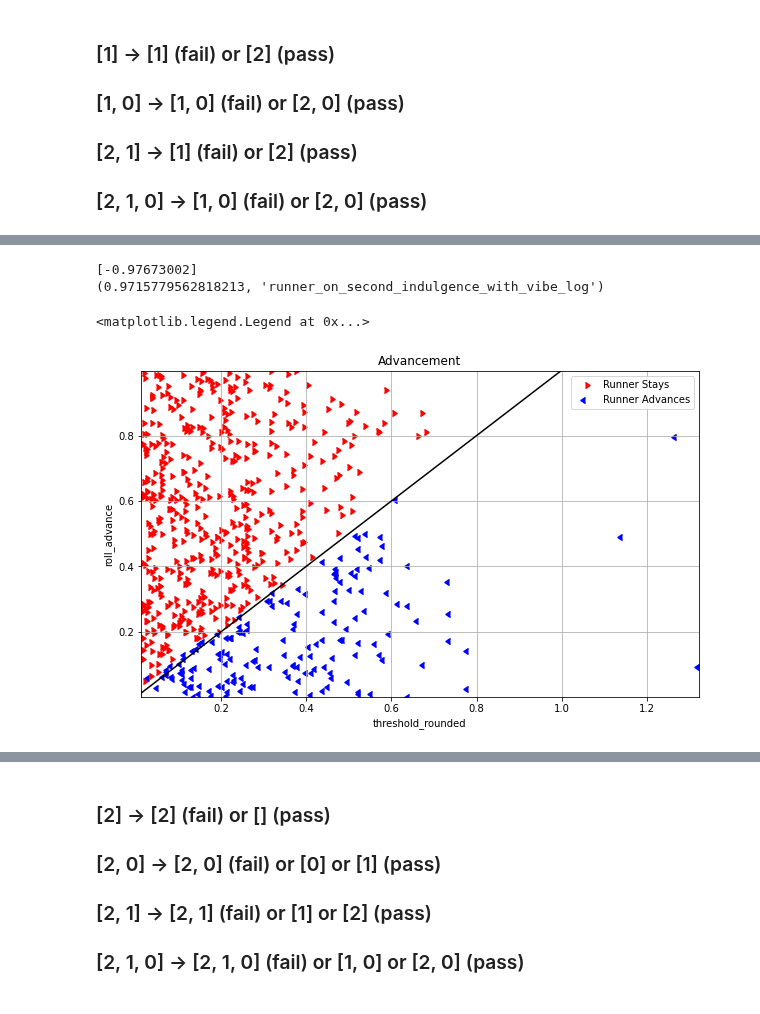
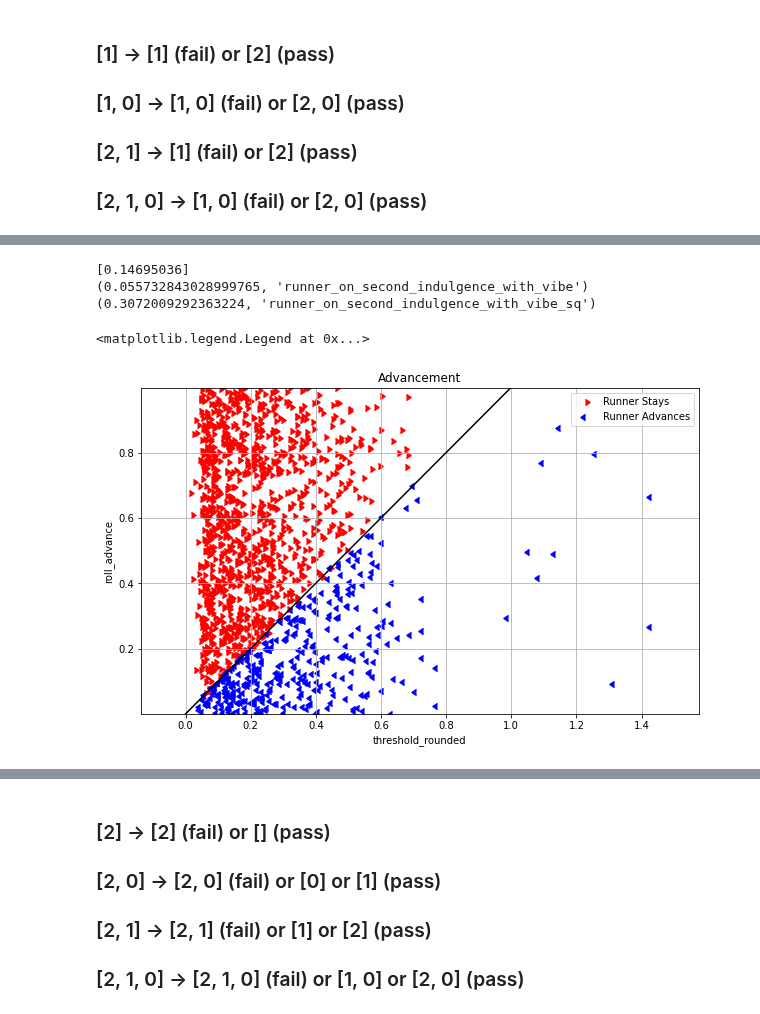
Before and after one commit to xSke/resim, a Jupyter notebook: notebooks/flyouts_master.ipynb, the cells around one changed output, grey strips where cells are left out. Drawn from its saved outputs; the diff is of its cells as text; code cells hidden in the pictures.

Commit message:
Found ballpark factors for advance on flyouts

```diff
--- a/notebooks/flyouts_master.ipynb
+++ b/notebooks/flyouts_master.ipynb
@@ -18,9 +29,8 @@ all_files = glob.glob("../roll_data/*-flyout.csv")
 
 df = pd.concat((pd.read_csv(f, dtype={'roll': str}) for f in all_files), ignore_index=True)
 
-# seasons = [11,12,13,14]
-seasons = [11,12]
-df = df[df['season'].isin(seasons) & df['stadium_id'].isna()]
+seasons = [11,12,13,14]
+# df = df[df['season'].isin(seasons) & df['stadium_id'].isna()] # Remove stadiums
 df = df[df['roll'] != '[]'] # The unpacking code thinks empty is 1 roll, so exclude it here.
 
 # Up to 2 rolls for flyouts, so split them up here
@@ -350,11 +383,14 @@ sorted(zip(coef_list, X.columns), key=lambda x: abs(x[0]), reverse=True)
 # Make scatter plot
 
 # Manual threshold
-# dfc["threshold_rounded"] = 0 + 0.125 * dfc["runner_on_first_indulgence_with_vibe_pow"]
 # dfc["threshold_rounded"] = dfc["runner_on_first_indulgence_with_vibe_pow"]/(math.exp(2))
-# dfc["threshold_rounded"] = dfc["runner_on_first_indulgence_with_vibe"]**(3.975169166220959)/(math.exp(1.95535361))
-dfc["threshold_rounded"] = dfc["runner_on_first_indulgence_with_vibe"]**(4)/(math.exp(2))
-# dfc["threshold_rounded"] = 0.50 + 0.35 * dfc["runner_on_second_indulgence_with_vibe"] - 0.10 * (dfc['ballpark_elongation'] - 0.50)
+# dfc["threshold_rounded"] = 0 - 0.30*dfc["runner_on_first_indulgence_with_vibe"] + 0.47*dfc["runner_on_first_indulgence_with_vibe_sq"]
+dfc["threshold_rounded"] = -0.085 + 0.36*dfc["runner_on_first_indulgence_with_vibe"] - 0.38*dfc["runner_on_first_indulgence_with_vibe_sq"] \
+                                  + 0.24*dfc["runner_on_first_indulgence_with_vibe_4"] \
+                                  - 0.10*(dfc["ballpark_elongation"] - 0.5) - 0.10*(dfc["ballpark_inconvenience"] - 0.5)
+# dfc["threshold_rounded"] = -0.09 + 0.39*dfc["runner_on_first_indulgence_with_vibe"] - 0.20*dfc["runner_on_first_indulgence_with_vibe_sq"] \
+#                                  - 0.20*dfc["runner_on_first_indulgence_with_vibe_3"] + 0.24*dfc["runner_on_first_indulgence_with_vibe_4"]
+# dfc["threshold_rounded"] = 0.50 + 0.35 * dfc["runner_on_third_indulgence_with_vibe"] - 0.10 * (dfc['ballpark_elongation'] - 0.50)
 
 # SVC threshold
 dfc["threshold"] = -intercept_scaled[0]
@@ -629,68 +688,56 @@ sorted(zip(coef_list, X.columns), key=lambda x: abs(x[0]), reverse=True)
 # Manual threshold
 # dfc["threshold_rounded"] = 1.5*dfc["runner_on_second_indulgence_with_vibe_log"]
 # dfc["threshold_rounded"] = dfc["runner_on_second_indulgence_with_vibe"]/math.exp(1)
-dfc["threshold_rounded"] = ((dfc["runner_on_second_indulgence_with_vibe"] + 0.2)**2)/3.5
+# dfc["threshold_rounded"] = ((dfc["runner_on_second_indulgence_with_vibe"] + 0.2)**2)/3.5
+dfc["threshold_rounded"] = 0.045 + 0.065*dfc["runner_on_second_indulgence_with_vibe"] + 0.30*dfc["runner_on_second_indulgence_with_vibe_sq"] \
+                                 - 0.10*(dfc["ballpark_elongation"] - 0.5) - 0.10*(dfc["ballpark_inconvenience"] - 0.5)
+# print(dfc[dfc["threshold_rounded"]>1]["runner_on_second_name"])
 # dfc["threshold_rounded"] = 0.50 + 0.35 * dfc["runner_on_second_indulgence_with_vibe"] - 0.10 * (dfc['ballpark_elongation'] - 0.50)
+# print(dfc[dfc['passed'] & (dfc['runner_on_second_indulgence_with_vibe']<0.2)][['roll_advance','runner_on_second_mods','runner_on_second_indulgence_with_vibe','season','day']])
 
 # SVC threshold
 dfc["threshold"] = -intercept_scaled[0]
 print(-intercept_scaled)
 for pair in zip(-np.array(coef_list), X.columns):
-    if pair[1] != "roll_log":
+    if pair[1] != "roll_advance":
         print(pair)
         dfc["threshold"] += pair[0] * dfc[pair[1]]
 # dfc["threshold_rounded"] = dfc["threshold_rounded"].clip(lower=0.001)
 
+# x_val = "runner_on_second_indulgence_with_vibe"
 x_val = "threshold_rounded"
 fig, ax = plt.subplots(1, figsize=(10, 6), facecolor='white')
-# ax.scatter(
-#     dfc[~dfc["passed"]][x_val],
-#     dfc[~dfc["passed"]]["roll1"],
-#     color="red",
-#     label="Runner Stays",
-#     marker=CARETRIGHTBASE,
-# )
-# ax.scatter(
-#     dfc[dfc["passed"]][x_val],
-#     dfc[dfc["passed"]]["roll1"],
-
-#     color="blue",
-#     label="Runner Advances",
-#     marker=CARETLEFTBASE,
-# )
 ax.scatter(
     dfc[~dfc["passed"]][x_val],
     dfc[~dfc["passed"]]["roll_advance"],
     color="red",
     label="Runner Stays",
     marker=CARETRIGHTBASE,
 )
 ax.scatter(
     dfc[dfc["passed"]][x_val],
     dfc[dfc["passed"]]["roll_advance"],
     color="blue",
     label="Runner Advances",
     marker=CARETLEFTBASE,
 )
-# ax.set_xscale('log')
-# ax.set_yscale('log')
 ax.set_xlabel(x_val)
 ax.set_ylabel("roll_advance")
 ax.set_title("Advancement")
 ax.grid()
-# ax.set_xlim(0.484, 0.499)
 # ax.set_ylim(0, 1)
 
 ax.plot(ax.get_xlim(), ax.get_xlim(), "k")
-ax.set_xlim(dfc["threshold_rounded"].min(),dfc["threshold_rounded"].max())
+# ax.set_xlim(dfc["threshold_rounded"].min(),dfc["threshold_rounded"].max())
 ax.set_ylim(dfc["roll_advance"].min(),dfc["roll_advance"].max())
 
 ax.legend()
 # %% [output]
-[-0.97673002]
-(0.9715779562818213, 'runner_on_second_indulgence_with_vibe_log')
+[0.14695036]
+(0.055732843028999765, 'runner_on_second_indulgence_with_vibe')
+(0.3072009292363224, 'runner_on_second_indulgence_with_vibe_sq')
 <matplotlib.legend.Legend at 0x...>
-[figure, old version]
+[figure, new version]
 # %%
 # Outliers
 dfc["offset"] = dfc["roll_advance"] - dfc["threshold_rounded"]
```
Also changed, not shown: parts of 36 cells of this notebook.
